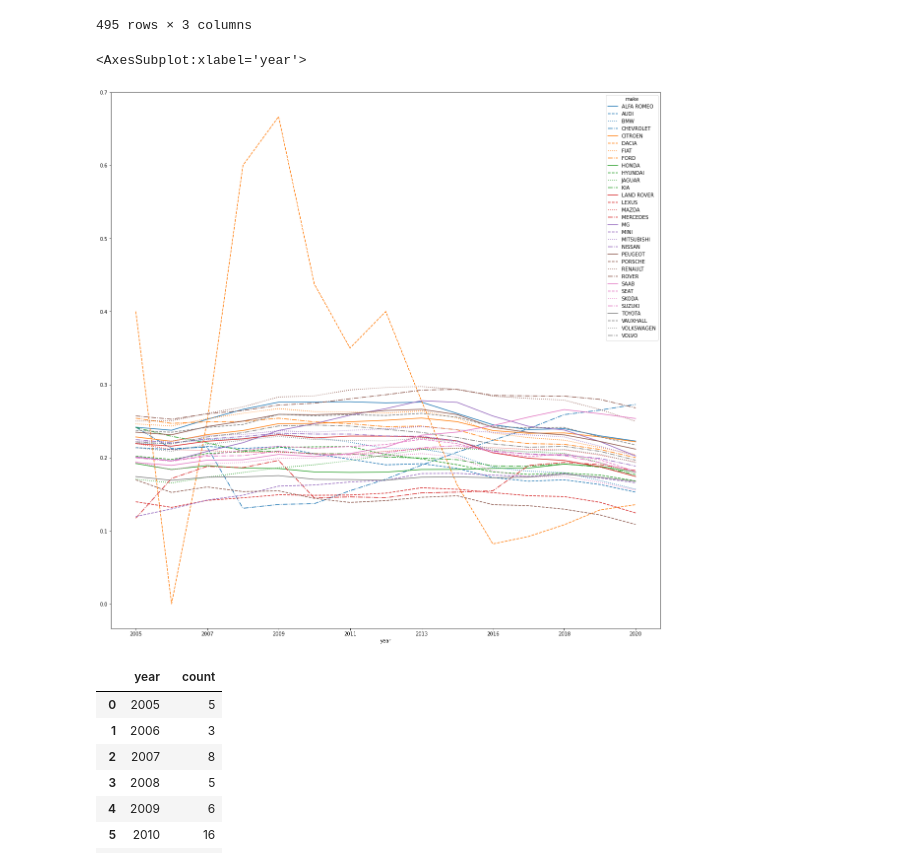
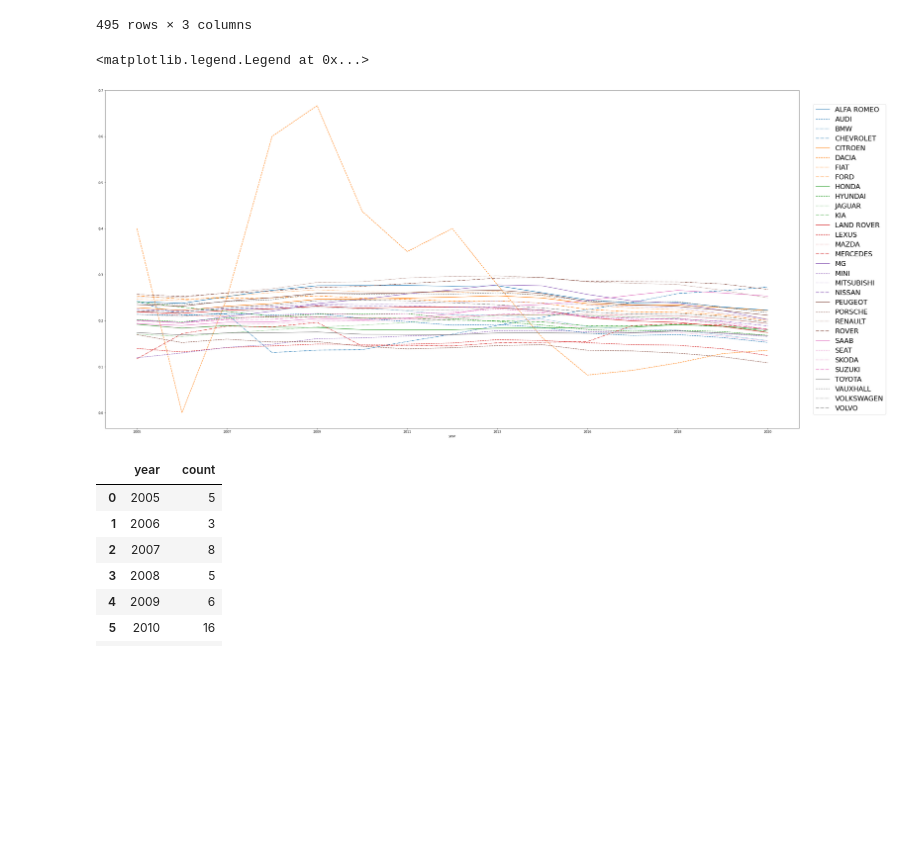
Before and after one commit to michalc/dft-mot-analysis, a Jupyter notebook: explore.ipynb, the cells around one changed output. Cells and saved outputs as stored; diff of their text form; code cells hidden in the pictures; blank space fills up the shorter version.

```diff
--- a/explore.ipynb
+++ b/explore.ipynb
@@ -314,18 +314,19 @@ df
 # %%
 from cycler import cycler
 df_pivoted = df.pivot(index='year', columns='make', values='fail_rate')
 df_pivoted["MERCEDES"] + df_pivoted["MERCEDES-BENZ"]
 df_pivoted["MERCEDES"] = (df_pivoted["MERCEDES"] + df_pivoted["MERCEDES-BENZ"]) / 2.0
 df_pivoted.drop("MERCEDES-BENZ", axis=1, inplace=True)
 
 # ax.set_prop_cycle(cycler('color', list('rbgykcm')) * cycler('linestyle', ['-', '--']))
 default_cycler = (cycler(color=['#1f77b4', '#ff7f0e', '#2ca02c', '#d62728', '#9467bd', '#8c564b', '#e377c2', '#7f7f7f', '#bcbd22', '#17becf']) * cycler(linestyle=['-', '--', ':', '-.']))
 ax = plt.gca()
 ax.set_prop_cycle(default_cycler)
-df_pivoted.plot.line(figsize=(20,20), ax=ax)
+df_pivoted.plot.line(figsize=(40,20), ax=ax)
+plt.legend(fontsize=22, loc='center right', bbox_to_anchor=(1.13, 0.5))
 # %% [output]
-<AxesSubplot:xlabel='year'>
+<matplotlib.legend.Legend at 0x...>
-[figure, old version]
+[figure, new version]
 # %%
 df = pd.read_sql_query("""
     SELECT strftime('%Y', test_date) as year, count(*) AS count
```
